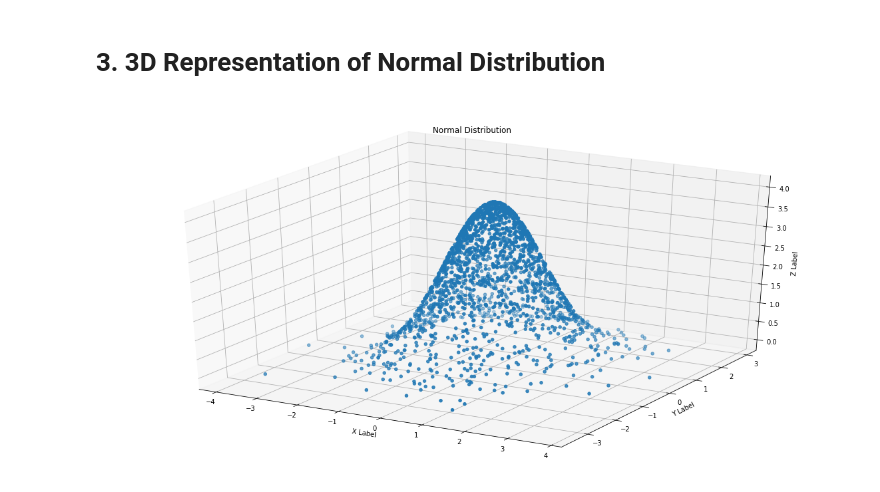
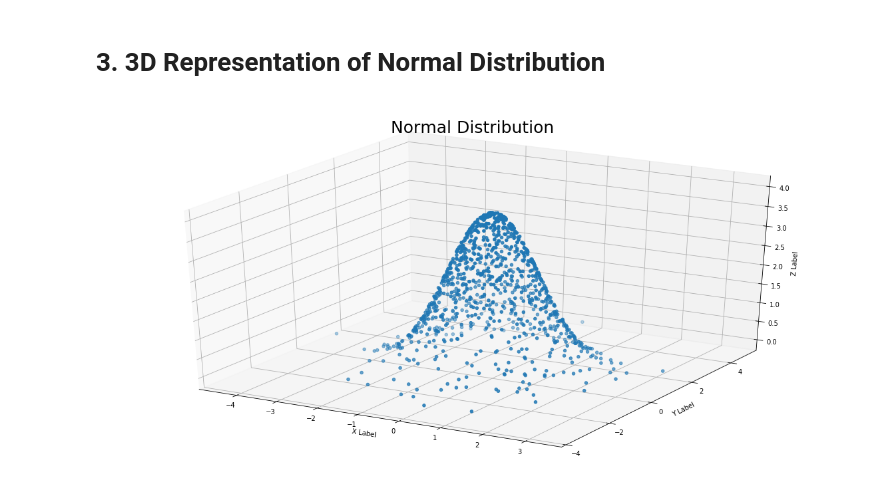
Before and after one commit to Mazhar004/python-data-visualization, a Jupyter notebook: Matplot 2D & 3D/Normal distribution in 3d.ipynb, the cells around one changed output. Cells and saved outputs as stored; diff of their text form; code cells hidden in the pictures.

```diff
--- a/Matplot 2D & 3D/Normal distribution in 3d.ipynb
+++ b/Matplot 2D & 3D/Normal distribution in 3d.ipynb
@@ -19,28 +20,31 @@ from mpl_toolkits.mplot3d import Axes3D
 # %%
 def area(x): return ((1/np.sqrt(2*np.pi))*np.exp(-x/2))
 
-def data_gen(size=1000):
+
+def data_gen(size):
     x = np.random.randn(1, size)
     y = np.random.randn(1, size)
     xy = x**2+y**2
     z = 10*area(xy)
-    return (x,y,z)
-
-x,y,z = data_gen(2000)
+    return (x, y, z)
 # %% [markdown]
 # 3. 3D Representation of Normal Distribution
 # %%
-fig = plt.figure(figsize=(20, 10))
+def normal(size=1000):
+    os.makedirs('Images', exist_ok=True)
+    x, y, z = data_gen(size)
+    fig = plt.figure(figsize=(20, 10))
+    ax = fig.add_subplot(1, 1, 1, projection='3d')
+    ax.scatter(x, y, z)
 
-ax = fig.add_subplot(1, 1, 1, projection='3d')
+    ax.set_xlabel('X Label')
+    ax.set_ylabel('Y Label')
+    ax.set_zlabel('Z Label')
 
-ax.scatter(x,y,z)
-
-ax.set_xlabel('X Label')
-ax.set_ylabel('Y Label')
-ax.set_zlabel('Z Label')
-
-plt.title('Normal Distribution')
-plt.show()
+    plt.title('Normal Distribution',fontsize=25)
+    plt.savefig('Images/Normal Distribution.png')
+    plt.show()
-# %% [output]
-[figure, removed]
+# %%
+normal(1000)
+# %% [output]
+[figure, added]
```
Also changed, not shown: parts of 1 cell of this notebook, 14 other files.
